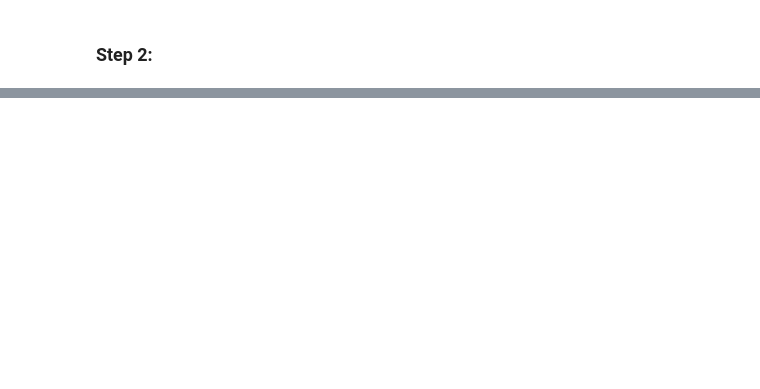
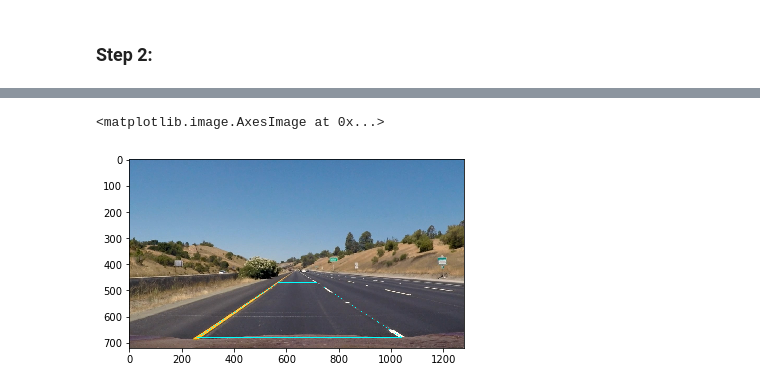
Before and after one commit to jabad3/P4-Advanced-Lane-Lines, a Jupyter notebook: mine/example.ipynb, the cells around one changed output, grey strips where cells are left out. Saved outputs shown, nothing was run; the diff lists cells and outputs as text; code cells hidden in the pictures; blank space fills up the shorter version.

```diff
--- a/mine/example.ipynb
+++ b/mine/example.ipynb
@@ -106,0 +363,35 @@ ax2.set_title('Undistorted Image', fontsize=30)
+# %%
+# leftupperpoint = [520,470]
+# leftlowerpoint = [170,700]
+# rightupperpoint = [770,470]
+# rightlowerpoint = [1200,700]
+leftupperpoint = [568,470]
+rightupperpoint = [717,470]
+leftlowerpoint = [260,680]
+rightlowerpoint = [1043,680]
+# %%
+def plot(image):
+    # leftupperpoint = (520,470)
+    # leftlowerpoint = (170,700)
+    # rightupperpoint = (770,470)
+    # rightlowerpoint = (1200,700)
+#     cv2.circle(image, tuple(leftupperpoint), 2, 100, -1)
+#     cv2.circle(image, tuple(leftlowerpoint), 2, 100, -1)
+#     cv2.circle(image, tuple(rightupperpoint), 2, 100, -1)
+#     cv2.circle(image, tuple(rightlowerpoint), 2, 100, -1)
+    pts = np.array([leftupperpoint,rightupperpoint,rightlowerpoint,leftlowerpoint], np.int32)
+    pts = pts.reshape((-1,1,2))
+    cv2.polylines(image,[pts],True,(0,255,255))
+    return image
+# %%
+image = mpimg.imread('../test_images/straight_lines1.jpg')
+#image = mpimg.imread('../test_images/straight_lines2.jpg')
+#image = mpimg.imread('../test_images/test1.jpg')
+#image = mpimg.imread('../test_images/test4.jpg')
+#image = mpimg.imread('../test_images/test5.jpg')
+#image = mpimg.imread('../test_images/test6.jpg')
+result = plot(image)
+plt.imshow(result.squeeze())
+# %% [output]
+<matplotlib.image.AxesImage at 0x...>
+[figure, added]
```
Also changed, not shown: parts of 24 cells of this notebook.
